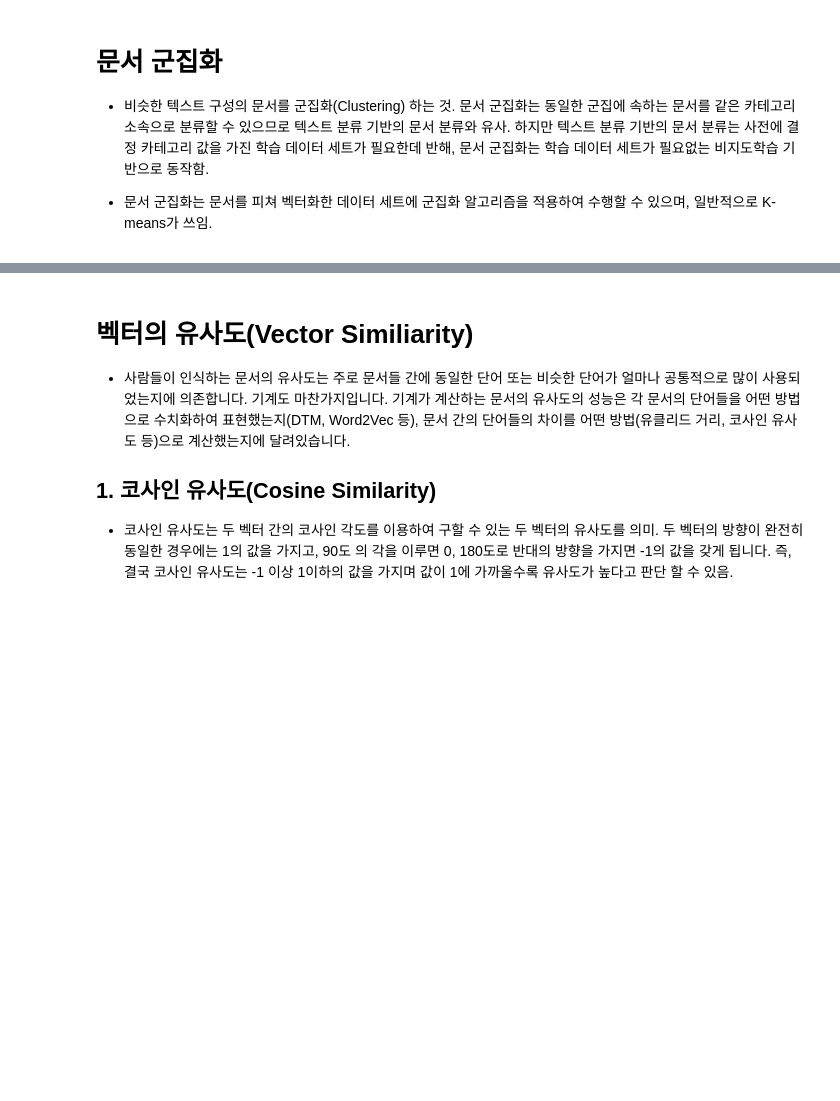
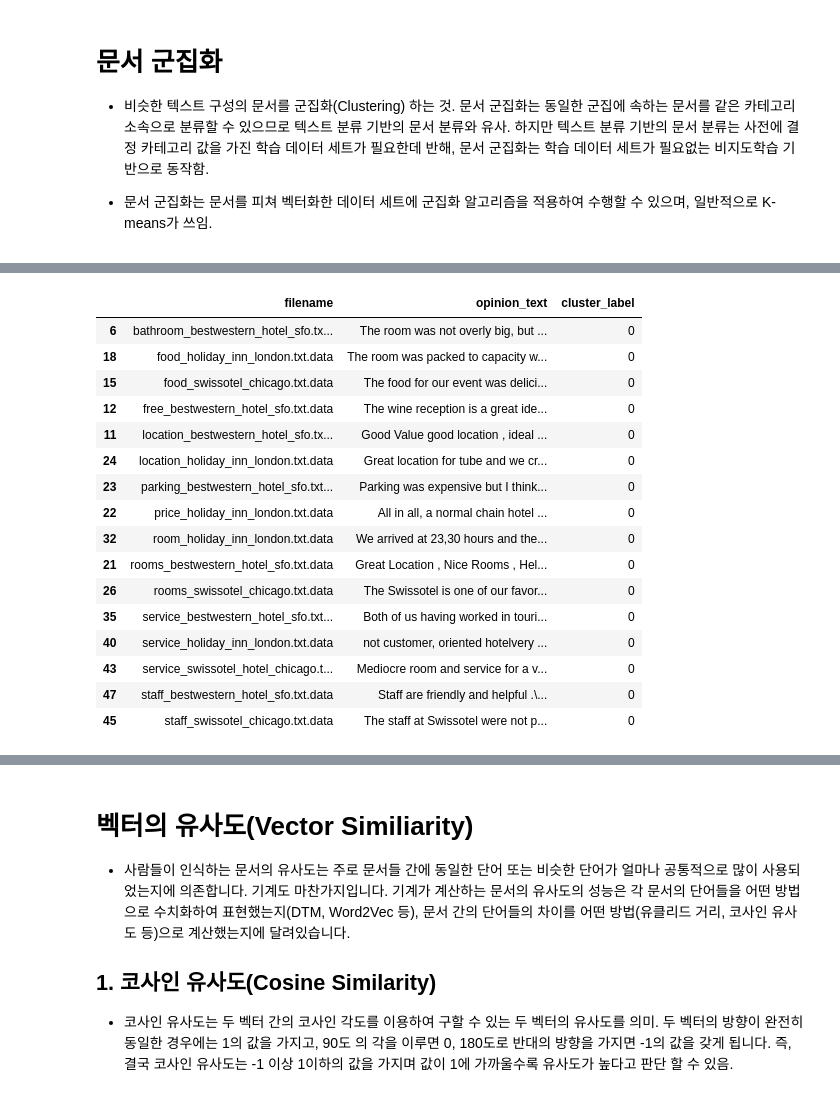
Before and after one commit to qkrwjdduf159/SD_academy, a Jupyter notebook: 머신러닝/텍스트 분석(Text analysis)/텍스트_분석.ipynb, the cells around one changed output, grey strips where cells are left out. Cells and saved outputs as stored; diff of their text form; code cells hidden in the pictures; blank space fills up the shorter version.

```diff
--- a/머신러닝/텍스트 분석(Text analysis)/텍스트_분석.ipynb
+++ b/머신러닝/텍스트 분석(Text analysis)/텍스트_분석.ipynb
@@ -4056,0 +4099,14 @@ doc_topic_df.head(10)
+# %%
+from nltk.stem import WordNetLemmatizer
+import nltk
+import string
+
+#.까지 다 쪼갤려고 실시.
+remove_punct_dict = dict((ord(punct), None) for punct in string.punctuation)
+lemmar = WordNetLemmatizer()
+
+def LemTokens(tokens):
+    return [lemmar.lemmatize(token) for token in tokens]
+
+def LemNormalize(text):
+    return LemTokens(nltk.word_tokenize(text.lower().translate(remove_punct_dict)))
@@ -4056,0 +4115,12 @@ doc_topic_df.head(10)
+# %%
+from sklearn.feature_extraction.text import TfidfVectorizer
+import nltk
+nltk.download('punkt')
+nltk.download('wordnet')
+
+#토큰화+lemmatation까지 한꺼번에 함.
+tfidf_vect = TfidfVectorizer(tokenizer=LemNormalize, stop_words='english' , \
+                             ngram_range=(1,2), min_df=0.05, max_df=0.85 )
+
+#opinion_text 컬럼값으로 feature vectorization 수행
+feature_vect = tfidf_vect.fit_transform(document_df['opinion_text'])
@@ -4056,0 +4132,11 @@ doc_topic_df.head(10)
+# %%
+from sklearn.cluster import KMeans
+
+# 5개 집합으로 군집화 수행. 예제를 위해 동일한 클러스터링 결과 도출용 random_state=0
+km_cluster = KMeans(n_clusters=5, max_iter=10000, random_state=0)
+km_cluster.fit(feature_vect)
+cluster_label = km_cluster.labels_
+cluster_centers = km_cluster.cluster_centers_
+# %%
+document_df['cluster_label'] = cluster_label
+document_df.head()
@@ -4056,0 +4150,20 @@ doc_topic_df.head(10)
+# %%
+document_df[document_df['cluster_label']==0].sort_values(by='filename')
+# %% [output]
+|  | filename | opinion_text | cluster_label |
+| 6 | bathroom_bestwestern_hotel_sfo.tx... | The room was not overly big, but ... | 0 |
+| 18 | food_holiday_inn_london.txt.data | The room was packed to capacity w... | 0 |
+| 15 | food_swissotel_chicago.txt.data | The food for our event was delici... | 0 |
+| 12 | free_bestwestern_hotel_sfo.txt.data | The wine reception is a great ide... | 0 |
+| 11 | location_bestwestern_hotel_sfo.tx... | Good Value good location , ideal ... | 0 |
+| 24 | location_holiday_inn_london.txt.data | Great location for tube and we cr... | 0 |
+| 23 | parking_bestwestern_hotel_sfo.txt... | Parking was expensive but I think... | 0 |
+| 22 | price_holiday_inn_london.txt.data | All in all, a normal chain hotel ... | 0 |
+| 32 | room_holiday_inn_london.txt.data | We arrived at 23,30 hours and the... | 0 |
+| 21 | rooms_bestwestern_hotel_sfo.txt.data | Great Location , Nice Rooms , Hel... | 0 |
+| 26 | rooms_swissotel_chicago.txt.data | The Swissotel is one of our favor... | 0 |
+| 35 | service_bestwestern_hotel_sfo.txt... | Both of us having worked in touri... | 0 |
+| 40 | service_holiday_inn_london.txt.data | not customer, oriented hotelvery ... | 0 |
+| 43 | service_swissotel_hotel_chicago.t... | Mediocre room and service for a v... | 0 |
+| 47 | staff_bestwestern_hotel_sfo.txt.data | Staff are friendly and helpful .\... | 0 |
+| 45 | staff_swissotel_chicago.txt.data | The staff at Swissotel were not p... | 0 |
```
Also changed, not shown: parts of 30 cells of this notebook.
